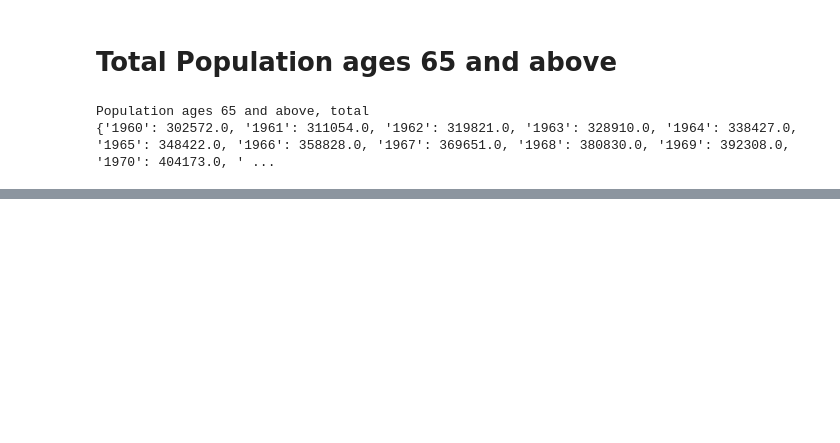
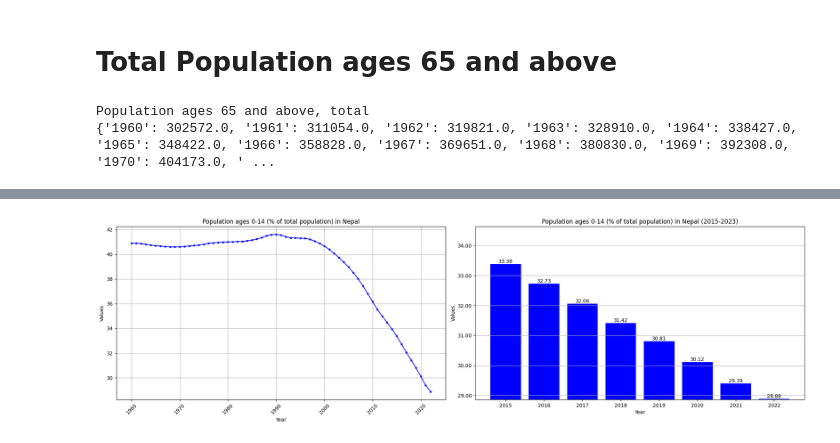
Before and after one commit to Rk-Pudasaini/Nepal-Data-Insights, a Jupyter notebook: Demographic_Study_of_Nepal.ipynb, the cells around one changed output, grey strips where cells are left out. Cells and saved outputs as stored; diff of their text form; code cells hidden in the pictures; blank space fills up the shorter version.

```diff
--- a/Demographic_Study_of_Nepal.ipynb
+++ b/Demographic_Study_of_Nepal.ipynb
@@ -262,0 +265,5 @@ display_subplots(data, xticks_interval=10)
+# %%
+# Extract information for the current row that represent the population density
+title, data, years, values = extract_row_info(df, 228)
+print(title)
+print(data)
@@ -262,0 +277,44 @@ display_subplots(data, xticks_interval=10)
+# %%
+def plot_data_bargraph(data, title, ax=None):
+    years = []
+    values = []
+    for year, value in data.items():
+        if value is not None and int(year) >= 2015:
+            years.append(year)
+            values.append(value)
+
+    if ax is None:
+        fig, ax = plt.subplots(figsize=(8, 6))
+    else:
+        fig = ax.get_figure()
+
+    bars = ax.bar(years, values, color='b')
+
+    ax.set_title(f'{title} in Nepal (2015-2023)')
+    ax.set_xlabel('Year')
+    ax.set_ylabel('Values')
+    ax.grid(axis='y')
+
+    # Format the y-axis labels to display values with 2 decimal points
+    ax.get_yaxis().set_major_formatter(plt.FuncFormatter(lambda x, _: format(x, '.2f')))
+
+    # Set y-limit based on the maximum value from 2014
+    max_value = max(data[str(2014)], max(values))
+    ax.set_ylim(max(0, max_value * 0.85), max_value * 1.02)  # Set the y-limit 10% above and below the maximum value
+
+    #  # Set y-limit based on the value of 2014
+    # value_2014 = data.get('2014', 0)
+    # ax.set_ylim(value_2014, max(values) * 1.02)  # Set the y-limit with lower bound as the value of 2014
+
+    # Annotate each bar with its value
+    for bar in bars:
+        height = bar.get_height()
+        ax.text(bar.get_x() + bar.get_width() / 2, height, '{:.2f}'.format(height), ha='center', va='bottom')
+
+    fig.tight_layout()
+
+#plot_data_bargraph(data, title, ax=None)
+
+display_subplots(data, xticks_interval=10)
+# %% [output]
+[figure, added]
```
Also changed, not shown: parts of 7 cells of this notebook.
